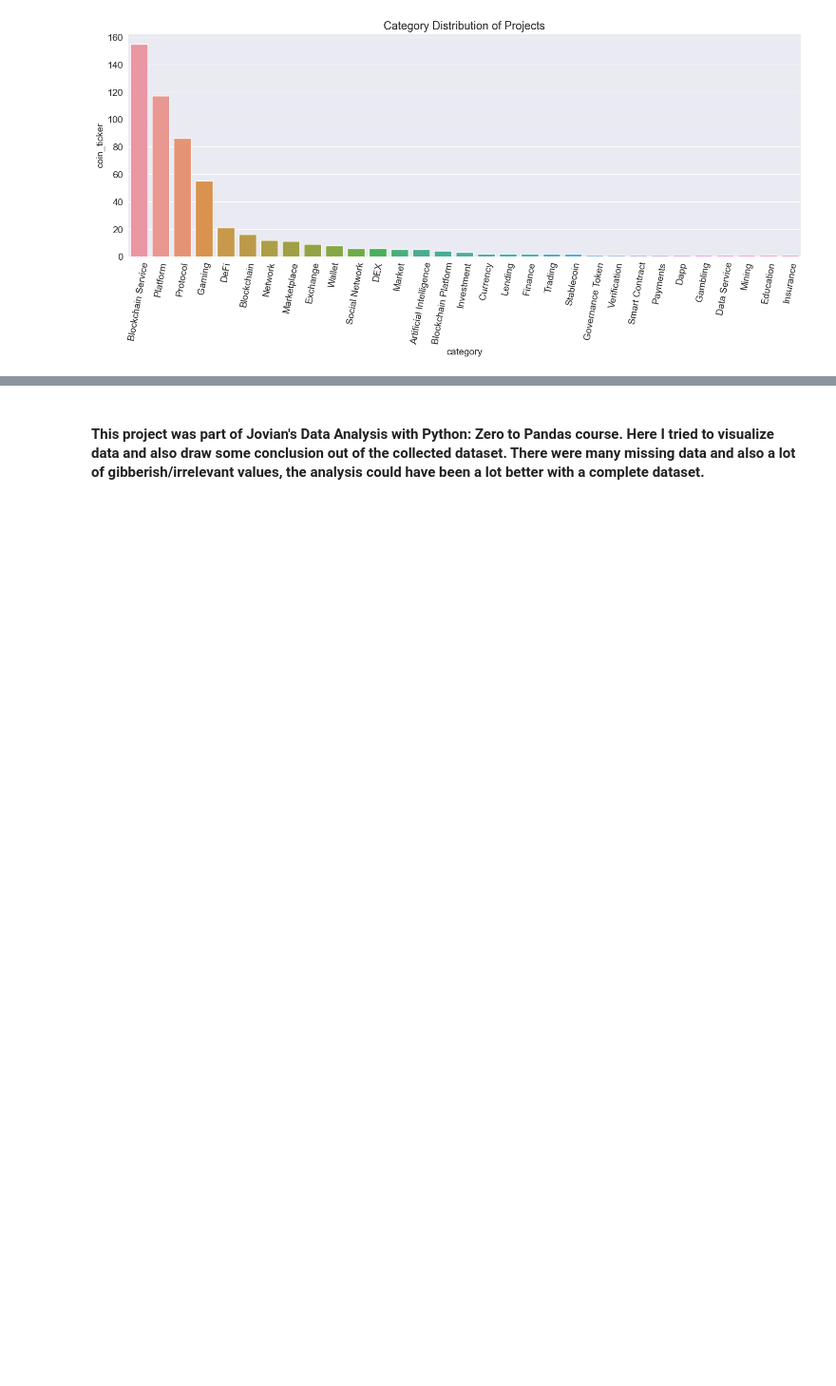
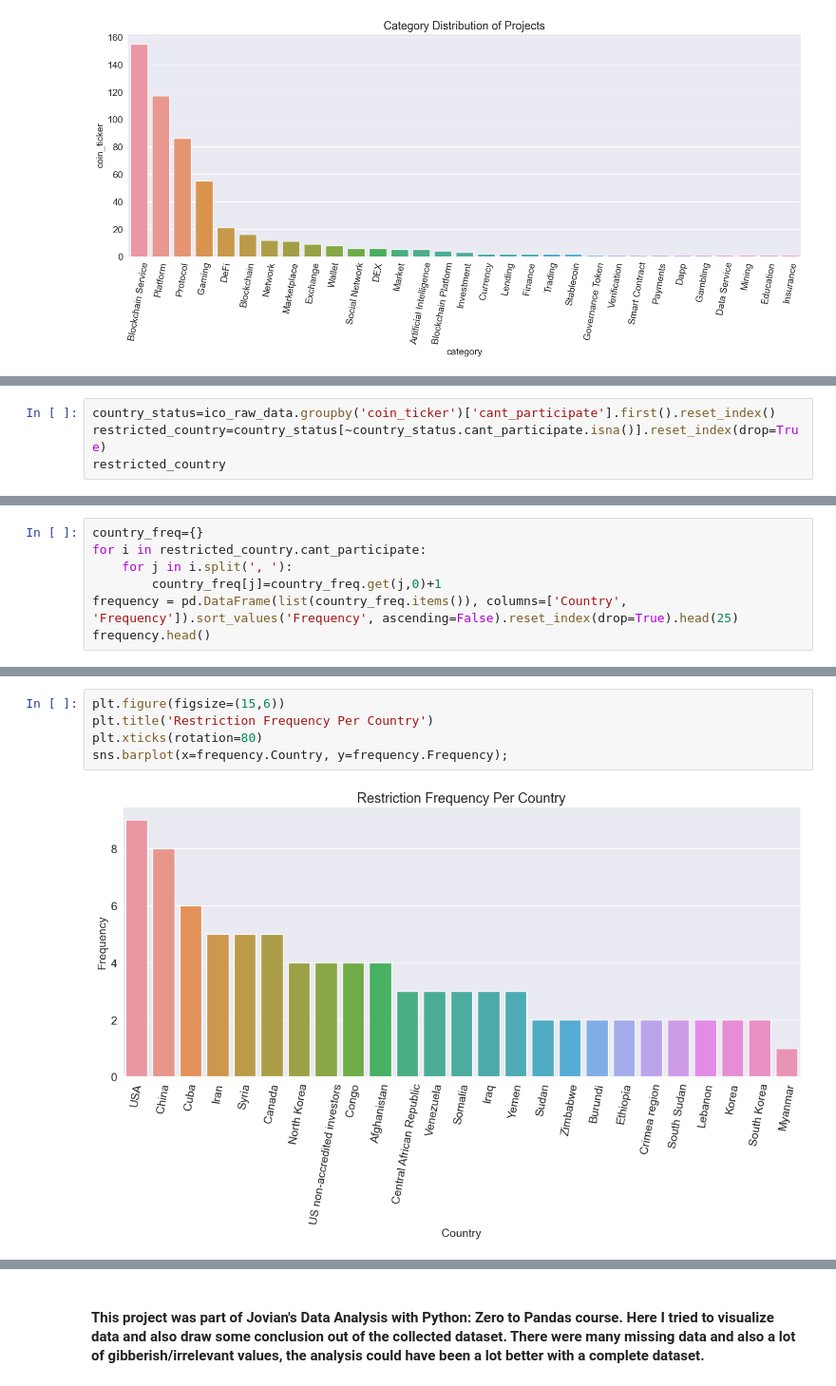
Before and after one commit to MaksudMalik/Analysis-of-ICO-of-Cryptocurrencies, a Jupyter notebook: Analysis.ipynb, the cells around one changed output, grey strips where cells are left out. Shown: that part at 95% size. Drawn from its saved outputs; the diff is of its cells as text; blank space fills up the shorter version.

```diff
--- a/Analysis.ipynb
+++ b/Analysis.ipynb
@@ -250,0 +219,4 @@ So, Here we can see that people are highly interested in Protocols and Blockchai
+# %%
+country_status=ico_raw_data.groupby('coin_ticker')['cant_participate'].first().reset_index()
+restricted_country=country_status[~country_status.cant_participate.isna()].reset_index(drop=True)
+restricted_country
@@ -250,0 +239,7 @@ So, Here we can see that people are highly interested in Protocols and Blockchai
+# %%
+country_freq={}
+for i in restricted_country.cant_participate:
+    for j in i.split(', '):
+        country_freq[j]=country_freq.get(j,0)+1
+frequency = pd.DataFrame(list(country_freq.items()), columns=['Country', 'Frequency']).sort_values('Frequency', ascending=False).reset_index(drop=True).head(25)
+frequency.head()
@@ -250,0 +253,7 @@ So, Here we can see that people are highly interested in Protocols and Blockchai
+# %%
+plt.figure(figsize=(15,6))
+plt.title('Restriction Frequency Per Country')
+plt.xticks(rotation=80)
+sns.barplot(x=frequency.Country, y=frequency.Frequency);
+# %% [output]
+[figure, added]
```
Also changed, not shown: parts of 14 cells of this notebook.
